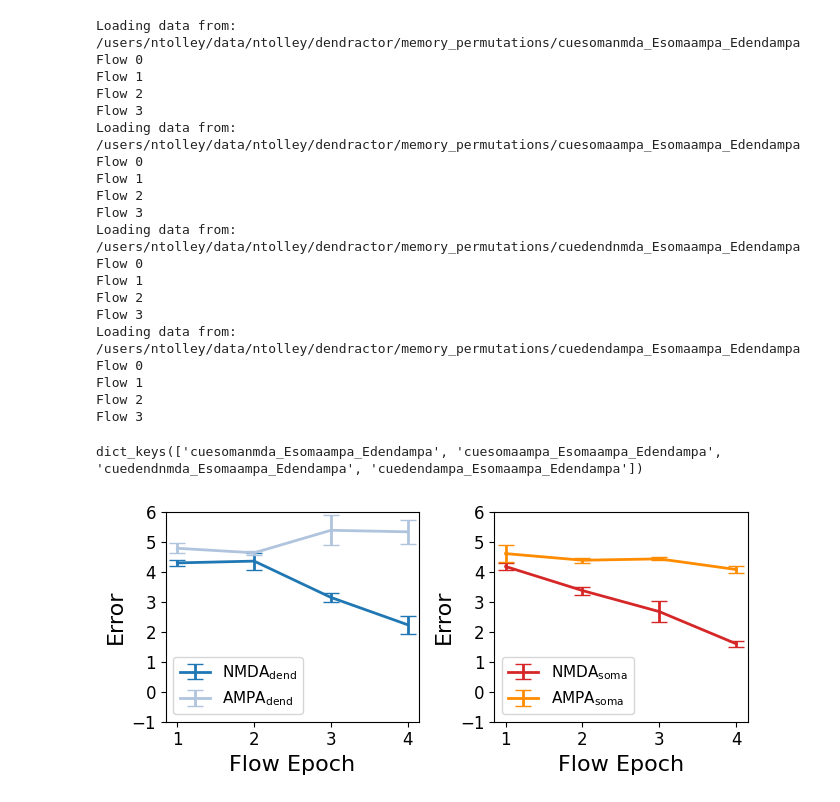
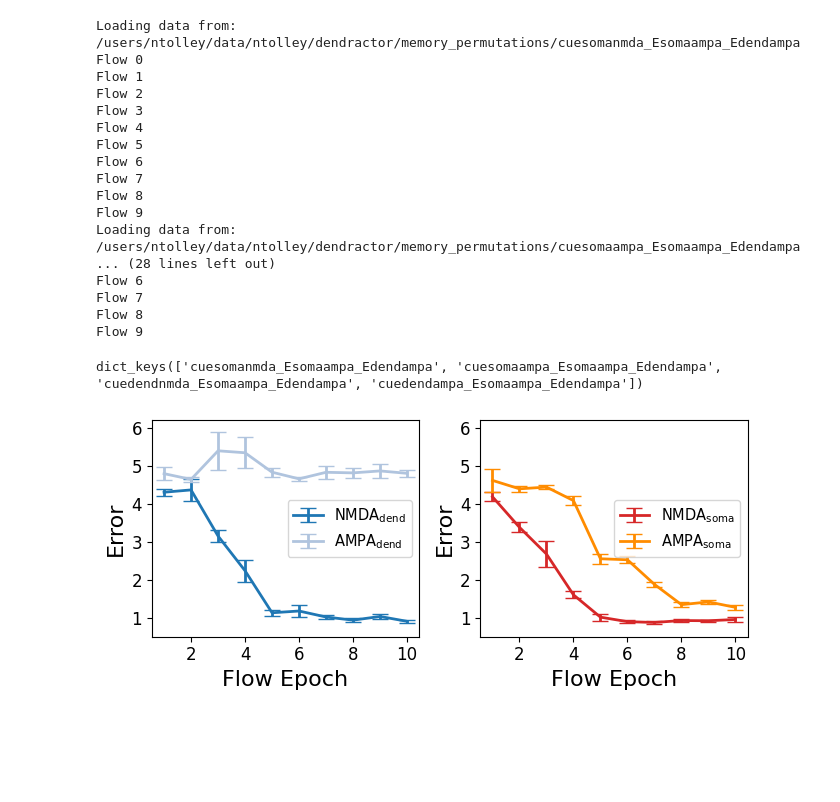
Before and after one commit to ntolley/dendractor, a Jupyter notebook: figures/plot_memory_error_comparison.ipynb, the cells around one changed output. Drawn from its saved outputs; the diff is of its cells as text; code cells hidden in the pictures; blank space fills up the shorter version.

```diff
--- a/figures/plot_memory_error_comparison.ipynb
+++ b/figures/plot_memory_error_comparison.ipynb
@@ -55,7 +55,7 @@ def get_opt_data(data_path):
     theta_list = list()
     error_list = list()
 
-    num_flows = 4
+    num_flows = 10
 
     for flow_idx in range(num_flows):
         print(f'Flow {flow_idx}')
@@ -83,21 +83,18 @@ Flow 0
 Flow 1
 Flow 2
 Flow 3
+Flow 4
+Flow 5
+Flow 6
+Flow 7
+Flow 8
+Flow 9
 Loading data from: /users/ntolley/data/ntolley/dendractor/memory_permutations/cuesomaampa_Esomaampa_Edendampa
-Flow 0
-Flow 1
-Flow 2
-Flow 3
-Loading data from: /users/ntolley/data/ntolley/dendractor/memory_permutations/cuedendnmda_Esomaampa_Edendampa
-Flow 0
-Flow 1
-Flow 2
-Flow 3
-Loading data from: /users/ntolley/data/ntolley/dendractor/memory_permutations/cuedendampa_Esomaampa_Edendampa
-Flow 0
-Flow 1
-Flow 2
-Flow 3
+... (28 lines left out)
+Flow 6
+Flow 7
+Flow 8
+Flow 9
 # %%
 res_dict.keys()
 # %% [output]
@@ -124,33 +121,34 @@ legend_dict = {
 # %%
 plot_groups = [
         ['cuedendnmda_Esomaampa_Edendampa', 'cuedendampa_Esomaampa_Edendampa'],
         ['cuesomanmda_Esomaampa_Edendampa', 'cuesomaampa_Esomaampa_Edendampa']]
 
 labelsize = 16
 ticksize = 12
-legendsize = 11
+legendsize = 10.5
 linewidth = 2
 xticks = np.array(list(range(1,len(res_dict['cuedendnmda_Esomaampa_Edendampa']['error_list'])+1)))
 
 plt.figure(figsize=(10,3))
 for plot_idx, group in enumerate(plot_groups):
     plt.subplot(1,3,plot_idx+1)
     for name in group:
         label = legend_dict[name]
         color = color_dict[name]
         error_avg = np.mean(np.array(res_dict[name]['error_list']), axis=1)
         # error_avg = np.min(np.array(res_dict[name]['error_list']), axis=1)
         error_std = np.std(np.array(res_dict[name]['error_list']), axis=1) / np.sqrt(100)
         plt.errorbar(x=xticks, y=error_avg, yerr=error_std, linewidth=linewidth, label=label, capsize=6, color=color)
 
 
     plt.xticks(fontsize=ticksize)
     plt.yticks(fontsize=ticksize)
-    plt.legend(fontsize=legendsize, loc='lower left')
+    plt.legend(fontsize=legendsize, loc='center right')
     plt.ylabel('Error', fontsize=labelsize)
     plt.xlabel('Flow Epoch', fontsize=labelsize)
-    plt.ylim(-1, 6)
+    plt.ylim(0.5, 6.2)
+    # plt.xlim(0, 11)
 plt.tight_layout()
 # plt.savefig('../figures/optimization_figures/memorycontext_error_comparison.svg')
 # %% [output]
-[figure, old version]
+[figure, new version]
```
Also changed, not shown: 4 other files.
